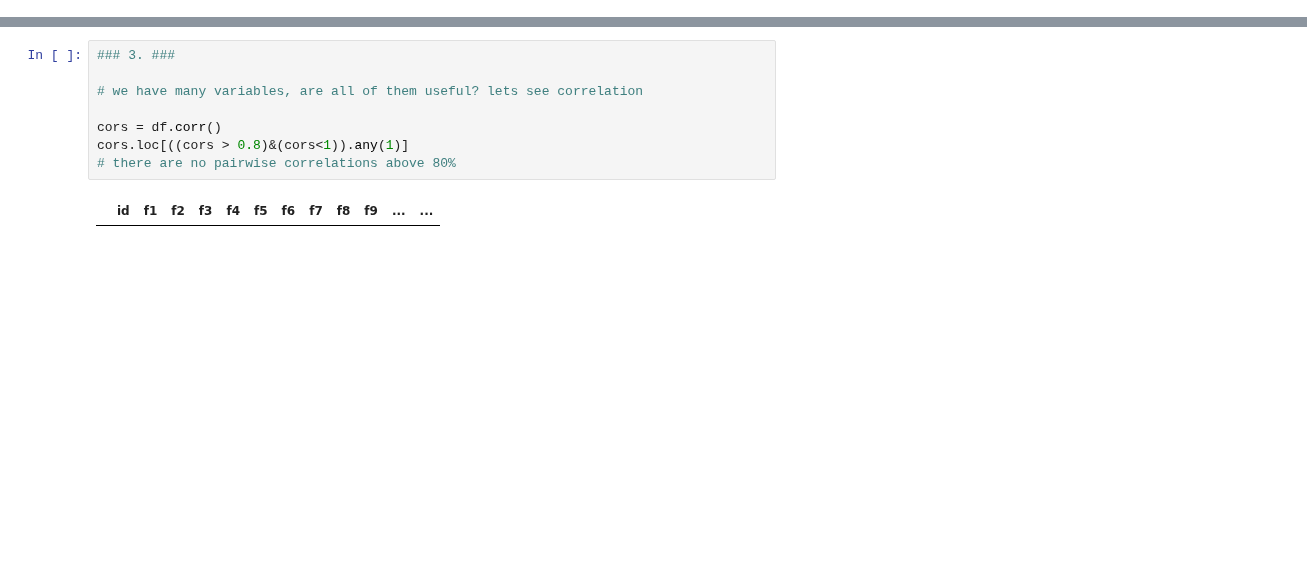
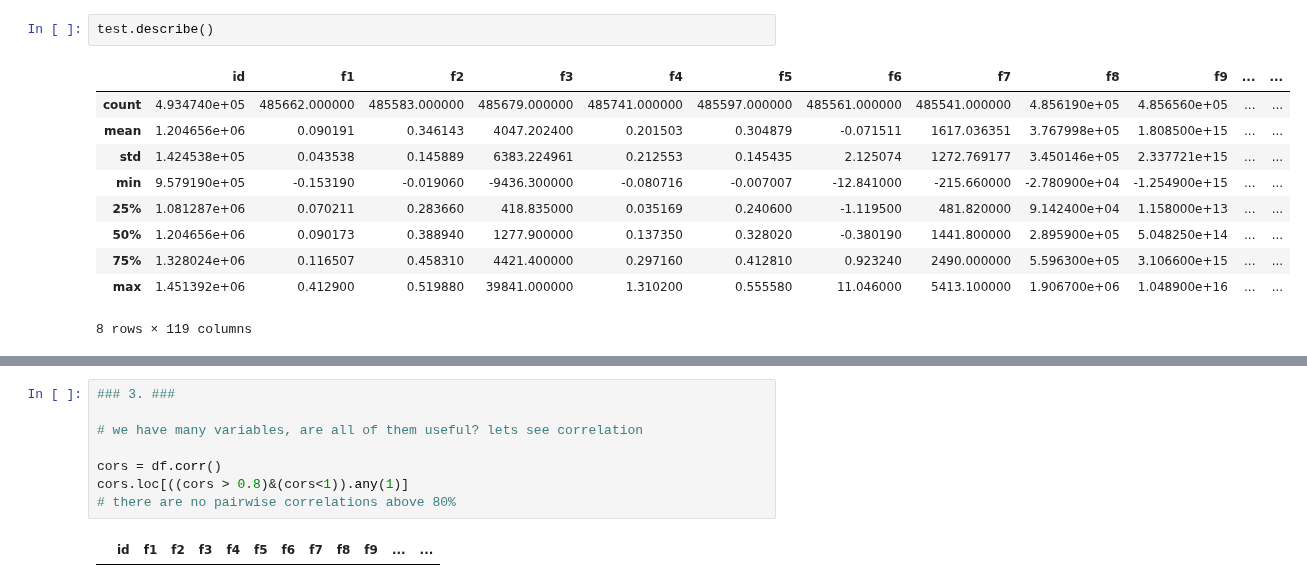
Before and after one commit to MykolaPinchuk/Kaggle, a Jupyter notebook: sep21-playgr.ipynb, the cells around one changed output, grey strips where cells are left out. Saved outputs shown, nothing was run; the diff lists cells and outputs as text; blank space fills up the shorter version.

```diff
--- a/sep21-playgr.ipynb
+++ b/sep21-playgr.ipynb
@@ -79,0 +82,13 @@ df.shape
+# %%
+test.describe()
+# %% [output]
+|  | id | f1 | f2 | f3 | f4 | f5 | f6 | f7 | f8 | f9 | ... | ... |
+| count | 4.934740e+05 | 485662.000000 | 485583.000000 | 485679.000000 | 485741.000000 | 485597.000000 | 485561.000000 | 485541.000000 | 4.856190e+05 | 4.856560e+05 | ... | ... |
+| mean | 1.204656e+06 | 0.090191 | 0.346143 | 4047.202400 | 0.201503 | 0.304879 | -0.071511 | 1617.036351 | 3.767998e+05 | 1.808500e+15 | ... | ... |
+| std | 1.424538e+05 | 0.043538 | 0.145889 | 6383.224961 | 0.212553 | 0.145435 | 2.125074 | 1272.769177 | 3.450146e+05 | 2.337721e+15 | ... | ... |
+| min | 9.579190e+05 | -0.153190 | -0.019060 | -9436.300000 | -0.080716 | -0.007007 | -12.841000 | -215.660000 | -2.780900e+04 | -1.254900e+15 | ... | ... |
+| 25% | 1.081287e+06 | 0.070211 | 0.283660 | 418.835000 | 0.035169 | 0.240600 | -1.119500 | 481.820000 | 9.142400e+04 | 1.158000e+13 | ... | ... |
+| 50% | 1.204656e+06 | 0.090173 | 0.388940 | 1277.900000 | 0.137350 | 0.328020 | -0.380190 | 1441.800000 | 2.895900e+05 | 5.048250e+14 | ... | ... |
+| 75% | 1.328024e+06 | 0.116507 | 0.458310 | 4421.400000 | 0.297160 | 0.412810 | 0.923240 | 2490.000000 | 5.596300e+05 | 3.106600e+15 | ... | ... |
+| max | 1.451392e+06 | 0.412900 | 0.519880 | 39841.000000 | 1.310200 | 0.555580 | 11.046000 | 5413.100000 | 1.906700e+06 | 1.048900e+16 | ... | ... |
+8 rows × 119 columns
```
Also changed, not shown: parts of 10 cells of this notebook.
